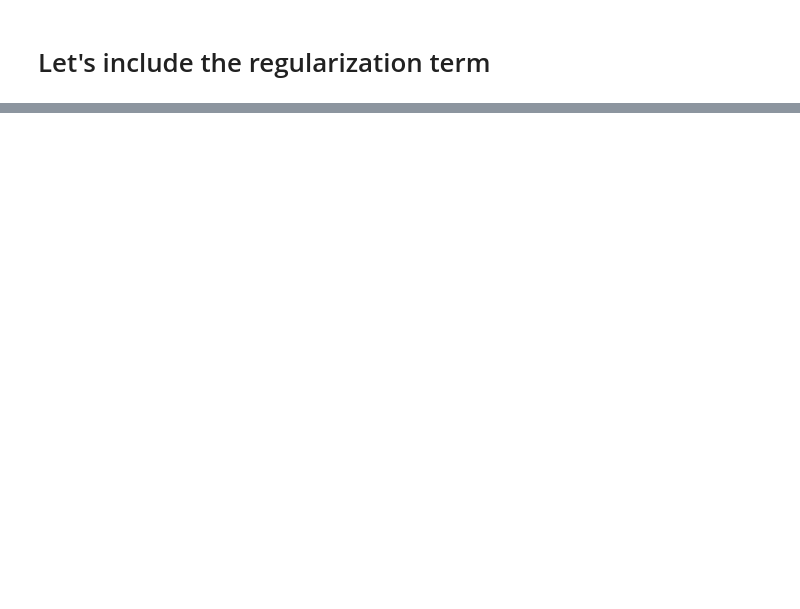
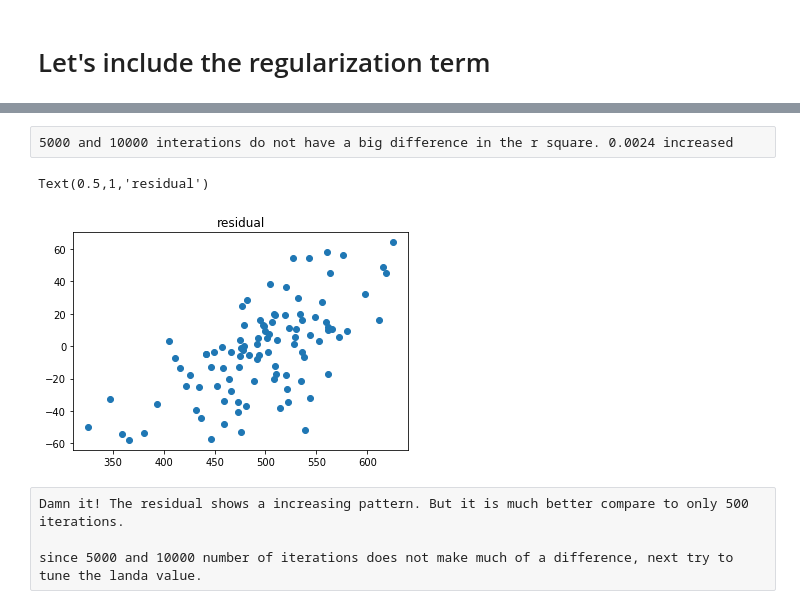
Before and after one commit to michaelzeng25/Gradient-descent-for-multiple-linear-regression, a Jupyter notebook: Gradient descent for multivariable linear regression.ipynb, the cells around one changed output, grey strips where cells are left out. Drawn from its saved outputs; the diff is of its cells as text; code cells hidden in the pictures; blank space fills up the shorter version.

```diff
--- a/Gradient descent for multivariable linear regression.ipynb
+++ b/Gradient descent for multivariable linear regression.ipynb
@@ -580,0 +575,23 @@ minimized_m = init_m1 - (learning_rate *(1/N) * minimize_m)
+# %%
+
+num_iteration = 10000 # from 500
+learning_rate = 0.00075
+
+m, b, l_rate, num_i, lan = run_minimize_m_b(X_train,y_train, init_m, init_b, learning_rate, num_iteration, landa)
+
+predicted_y=[]
+for i in range(len(y_test)):
+    for j in range(regressors):
+        sub_sum2 += b[j]*X_test[i][j]
+    predicted_y.append(m + sub_sum2)
+    sub_sum2 = 0
+
+predicted_values = np.array(predicted_y)
+
+print('Number of iteration:', num_i)
+print('best_learning_rate:',l_rate)
+print('best landa:', lan)
+print('intercept: ', m)
+print('parameters',b)
+print('R square: ',metrics.r2_score(y_test, predicted_values))
+print('Rmse: ',np.sqrt(metrics.mean_squared_error(y_test, predicted_values)))
@@ -580,0 +606,12 @@ minimized_m = init_m1 - (learning_rate *(1/N) * minimize_m)
+# %% [raw]
+5000 and 10000 interations do not have a big difference in the r square. 0.0024 increased
+# %%
+plt.scatter(predicted_values, y_test - predicted_values )
+plt.title('residual')
+# %% [output]
+Text(0.5,1,'residual')
+[figure, added]
+# %% [raw]
+Damn it! The residual shows a increasing pattern. But it is much better compare to only 500 iterations.
+
+since 5000 and 10000 number of iterations does not make much of a difference, next try to tune the landa value.
```
Also changed, not shown: parts of 70 cells of this notebook.
